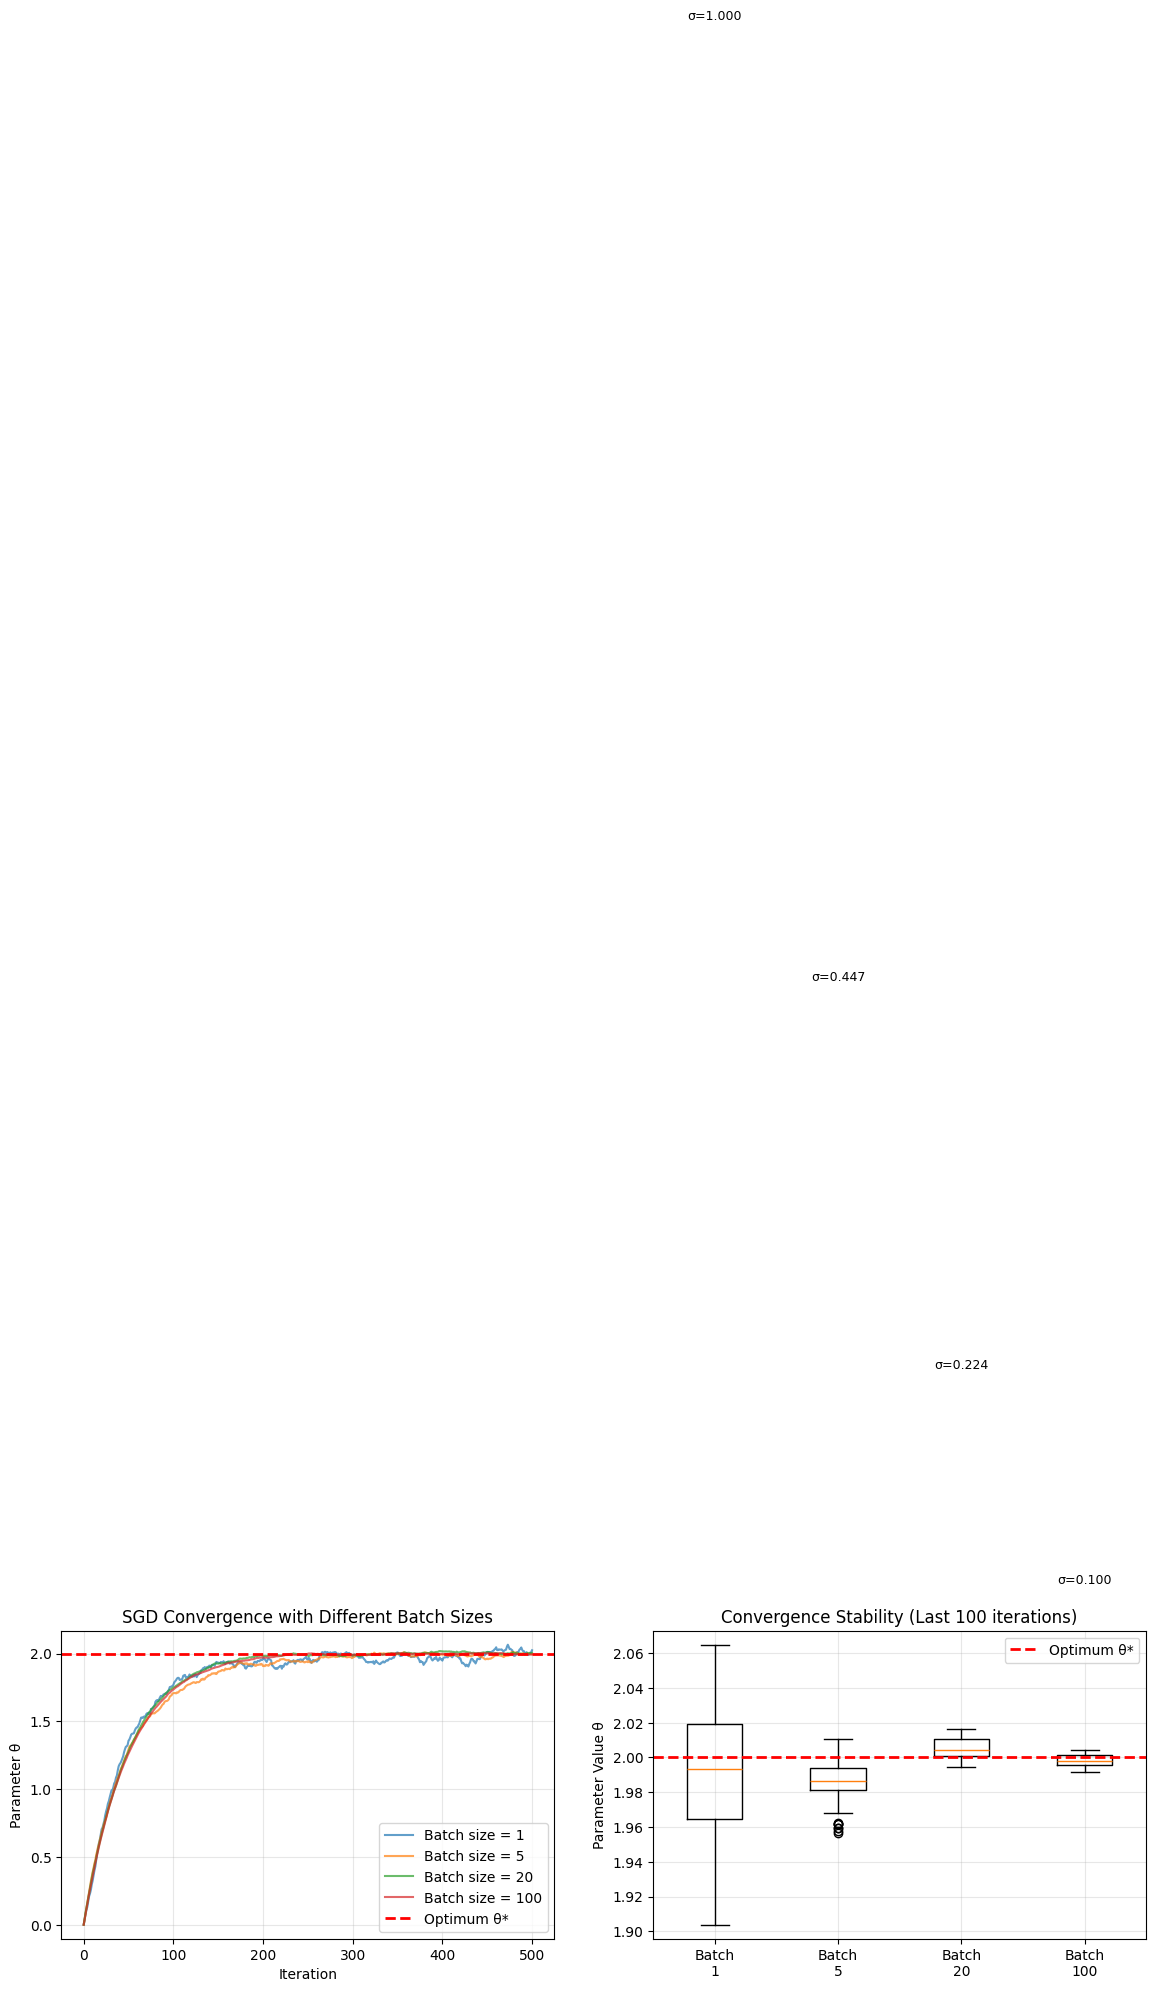
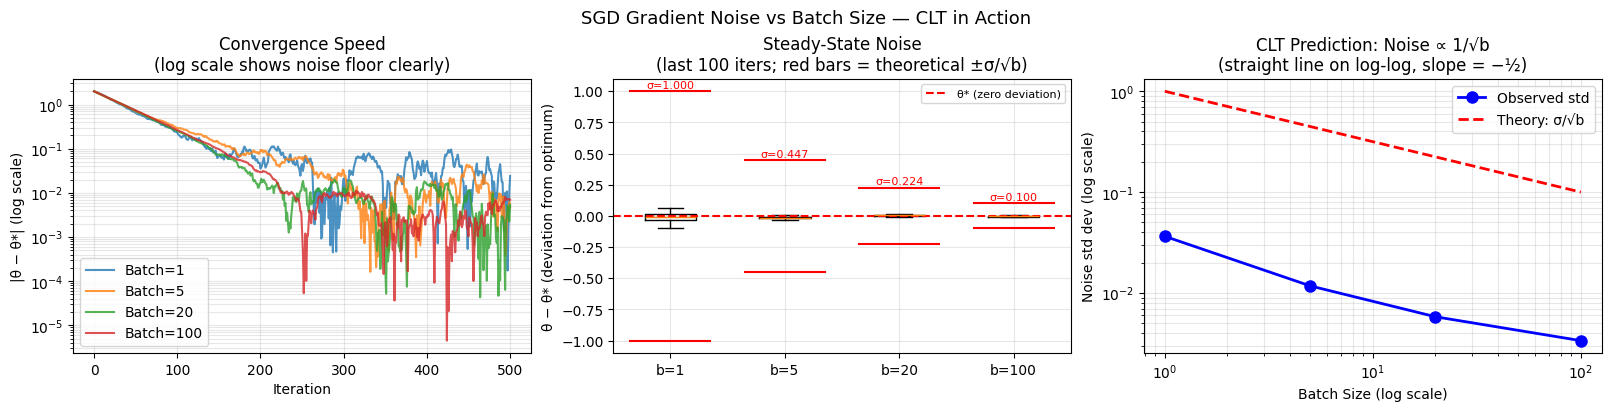
The notebook cell's code change between the first figure and the second:
--- before
+++ after
@@ -6,66 +6,76 @@
 # Noisy gradient: ∇J(θ) + ε, where ε ~ N(0, σ²_noise)
 
-theta = 0  # Starting point
+theta = 0
 true_theta_opt = 2
-sigma_noise = 1.0  # Gradient noise standard deviation
+sigma_noise = 1.0
 batch_sizes = [1, 5, 20, 100]
 n_iterations = 500
-alpha = 0.01  # Learning rate
+alpha = 0.01
 
 results = {}
 for batch_size in batch_sizes:
-    theta_trajectory = [theta]
     theta_current = theta
-    
+    theta_trajectory = [theta_current]
     for _ in range(n_iterations):
-        # Average gradient over batch
         true_grad = 2 * (theta_current - true_theta_opt)
         noise = np.random.normal(0, sigma_noise, batch_size)
-        noisy_grad = true_grad + np.mean(noise)  # Noise reduces with batch size
-        
+        # Averaging over batch reduces noise by √batch_size (CLT)
+        noisy_grad = true_grad + np.mean(noise)
         theta_current = theta_current - alpha * noisy_grad
         theta_trajectory.append(theta_current)
-    
     results[batch_size] = theta_trajectory
 
-# Plot trajectories
-fig, axes = plt.subplots(1, 2, figsize=(14, 4))
+# Deviations from optimum in last 100 iterations
+final_deviations = {bs: [results[bs][i] - true_theta_opt for i in range(400, 500)] for bs in batch_sizes}
+theoretical_std   = {bs: sigma_noise / np.sqrt(bs) for bs in batch_sizes}
+observed_std      = {bs: np.std(final_deviations[bs]) for bs in batch_sizes}
 
-# Trajectory plot
+fig, axes = plt.subplots(1, 3, figsize=(16, 4), constrained_layout=True)
+
+# --- Panel 1: Distance from optimum on log scale ---
 ax = axes[0]
-for batch_size in batch_sizes:
-    ax.plot(results[batch_size], label=f'Batch size = {batch_size}', alpha=0.7)
-ax.axhline(true_theta_opt, color='red', linestyle='--', linewidth=2, label='Optimum θ*')
+for bs in batch_sizes:
+    distance = np.abs(np.array(results[bs]) - true_theta_opt)
+    ax.semilogy(distance, label=f'Batch={bs}', alpha=0.8)
 ax.set_xlabel('Iteration')
-ax.set_ylabel('Parameter θ')
-ax.set_title('SGD Convergence with Different Batch Sizes')
+ax.set_ylabel('|θ − θ*| (log scale)')
+ax.set_title('Convergence Speed\n(log scale shows noise floor clearly)')
 ax.legend()
+ax.grid(alpha=0.3, which='both')
+
+# --- Panel 2: Steady-state deviation centered at 0 ---
+ax = axes[1]
+ax.boxplot([final_deviations[bs] for bs in batch_sizes],
+           tick_labels=[f'b={bs}' for bs in batch_sizes],
+           showfliers=False)
+ax.axhline(0, color='red', linestyle='--', linewidth=1.5, label='θ* (zero deviation)')
+# Horizontal lines at ±theoretical std for each batch size
+for i, bs in enumerate(batch_sizes, 1):
+    s = theoretical_std[bs]
+    ax.plot([i - 0.35, i + 0.35], [ s,  s], 'r-', linewidth=1.5)
+    ax.plot([i - 0.35, i + 0.35], [-s, -s], 'r-', linewidth=1.5)
+    ax.text(i, s + 0.01, f'σ={s:.3f}', ha='center', va='bottom', fontsize=8, color='red')
+ax.set_ylabel('θ − θ* (deviation from optimum)')
+ax.set_title('Steady-State Noise\n(last 100 iters; red bars = theoretical ±σ/√b)')
+ax.legend(fontsize=8)
 ax.grid(alpha=0.3)
 
-# Final noise comparison
-ax = axes[1]
-final_errors = {}
-theoretical_noise = {}
-for batch_size in batch_sizes:
-    final_errors[batch_size] = [results[batch_size][i] for i in range(400, 500)]  # Last 100 iterations
-    theoretical_noise[batch_size] = sigma_noise / np.sqrt(batch_size)
+# --- Panel 3: Noise scaling — log-log should give slope −½ ---
+ax = axes[2]
+batch_arr = np.array(batch_sizes, dtype=float)
+ax.loglog(batch_arr, [observed_std[bs]   for bs in batch_sizes], 'bo-', label='Observed std', linewidth=2, markersize=8)
+ax.loglog(batch_arr, [theoretical_std[bs] for bs in batch_sizes], 'r--', label='Theory: σ/√b',  linewidth=2)
+ax.set_xlabel('Batch Size (log scale)')
+ax.set_ylabel('Noise std dev (log scale)')
+ax.set_title('CLT Prediction: Noise ∝ 1/√b\n(straight line on log-log, slope = −½)')
+ax.legend()
+ax.grid(alpha=0.3, which='both')
 
-bp = ax.boxplot([final_errors[bs] for bs in batch_sizes], 
-                  labels=[f'Batch\n{bs}' for bs in batch_sizes])
-ax.axhline(true_theta_opt, color='red', linestyle='--', linewidth=2, label='Optimum θ*')
-
-# Overlay theoretical noise
-for i, batch_size in enumerate(batch_sizes, 1):
-    ax.text(i, true_theta_opt + theoretical_noise[batch_size], 
-           f'σ={theoretical_noise[batch_size]:.3f}', ha='center', fontsize=9)
-
-ax.set_ylabel('Parameter Value θ')
-ax.set_title('Convergence Stability (Last 100 iterations)')
-ax.grid(alpha=0.3)
-ax.legend()
-
-plt.tight_layout()
+plt.suptitle('SGD Gradient Noise vs Batch Size — CLT in Action', fontsize=13)
 plt.show()
 
-print("Key Insight: Larger batch sizes reduce gradient noise by factor √n")
-print(f"This is exactly what CLT predicts: Var(average) = Var(single)/n")
+print(f"{'Batch':>8} {'Theory σ/√b':>14} {'Observed std':>14} {'Ratio':>8}")
+print("-" * 48)
+for bs in batch_sizes:
+    print(f"{bs:>8} {theoretical_std[bs]:>14.4f} {observed_std[bs]:>14.4f} {observed_std[bs]/theoretical_std[bs]:>8.3f}")
+print("\nKey Insight: Larger batch sizes reduce gradient noise by factor √b (CLT)")

Commit: updated based on cs229